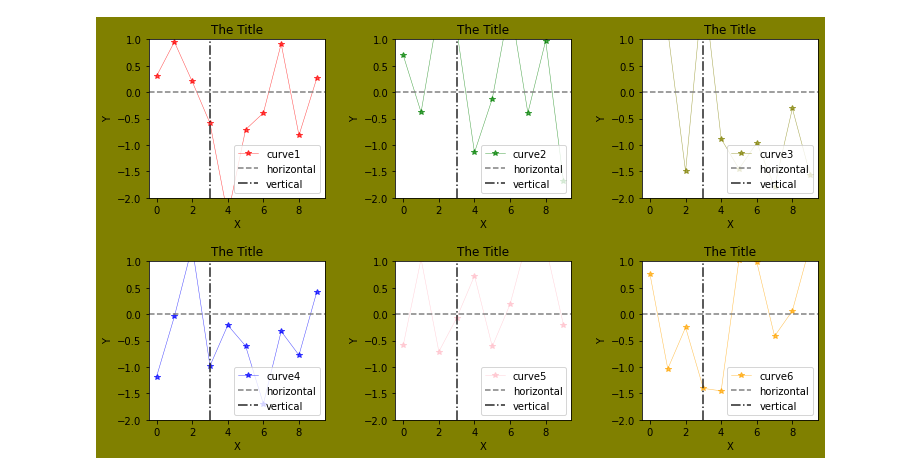
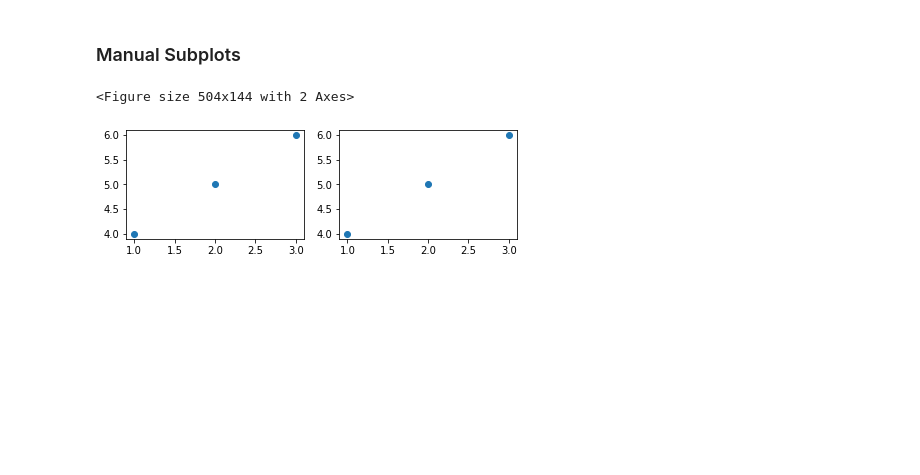
Before and after one commit to chyld/devops, a Jupyter notebook: templates/data-sci/docs/plotting.ipynb, the cells around one changed output. Saved outputs shown, nothing was run; the diff lists cells and outputs as text; code cells hidden in the pictures; blank space fills up the shorter version.

```diff
--- a/templates/data-sci/docs/plotting.ipynb
+++ b/templates/data-sci/docs/plotting.ipynb
@@ -25,16 +19,11 @@ df = sns.load_dataset('iris'); df.head()
-# %%
-fig = plt.figure(figsize=(12, 7), facecolor='olive')
-fig.subplots_adjust(hspace=0.4, wspace=0.4)
-colors = ['red', 'green', 'olive', 'blue', 'pink', 'orange']
-for i, c in zip(range(1, 7), colors):
-    ax = fig.add_subplot(2, 3, i)
-    ax.plot(range(10), stats.norm(0, 1).rvs(10), label='curve' + str(i), color=c, alpha=0.7, marker='*', linewidth=0.5)
-    ax.axhline(0, color='grey', linestyle='--', label='horizontal')
-    ax.axvline(3, color='#252525', linestyle='-.', label='vertical')
-    ax.set_title('The Title')
-    ax.set_xlabel('X')
-    ax.set_ylabel('Y')
-    ax.set_ylim(-2,1)
-    ax.legend(loc='lower right')
-# %% [output]
-[figure, removed]
+# %% [markdown]
+### Manual Subplots
+# %%
+fig = plt.figure(figsize=(7, 2))
+ax1 = fig.add_subplot(1, 2, 1)  # create a 1x2 - place at pos 1
+ax1.scatter([1,2,3], [4,5,6])
+ax2 = fig.add_subplot(1, 2, 2)  # create a 1x2 - place at pos 2
+ax2.scatter([1,2,3], [4,5,6]);
+# %% [output]
+<Figure size 504x144 with 2 Axes>
+[figure, added]
```
Also changed, not shown: parts of 10 cells of this notebook.
